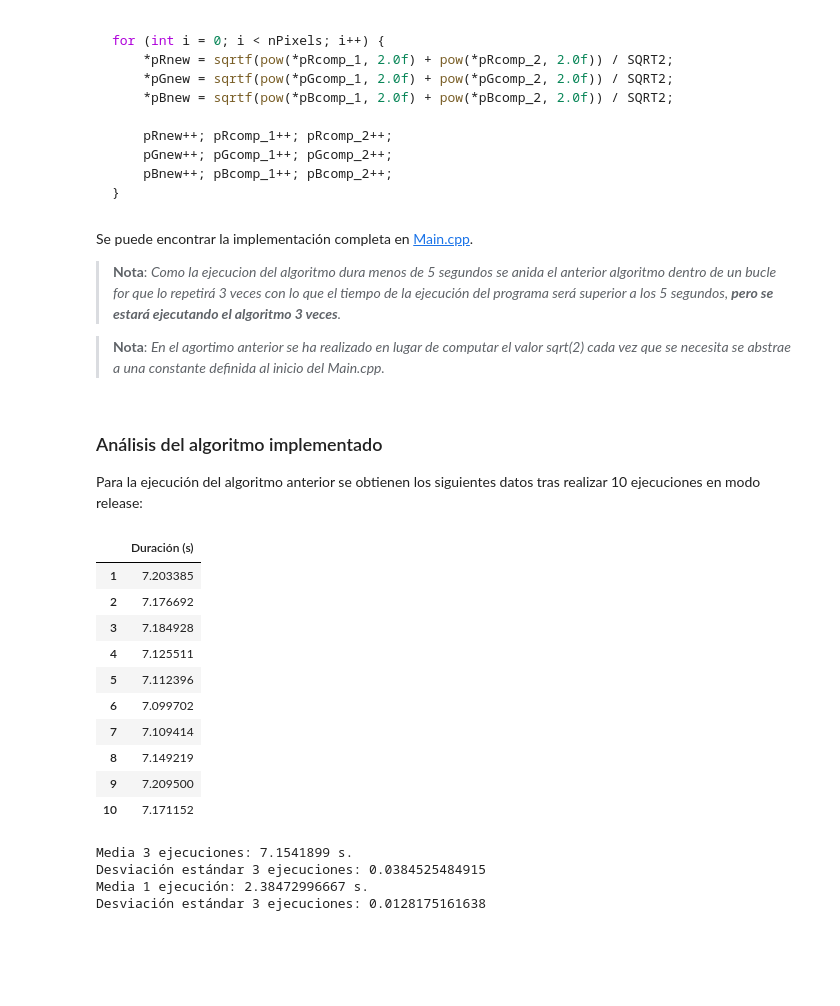
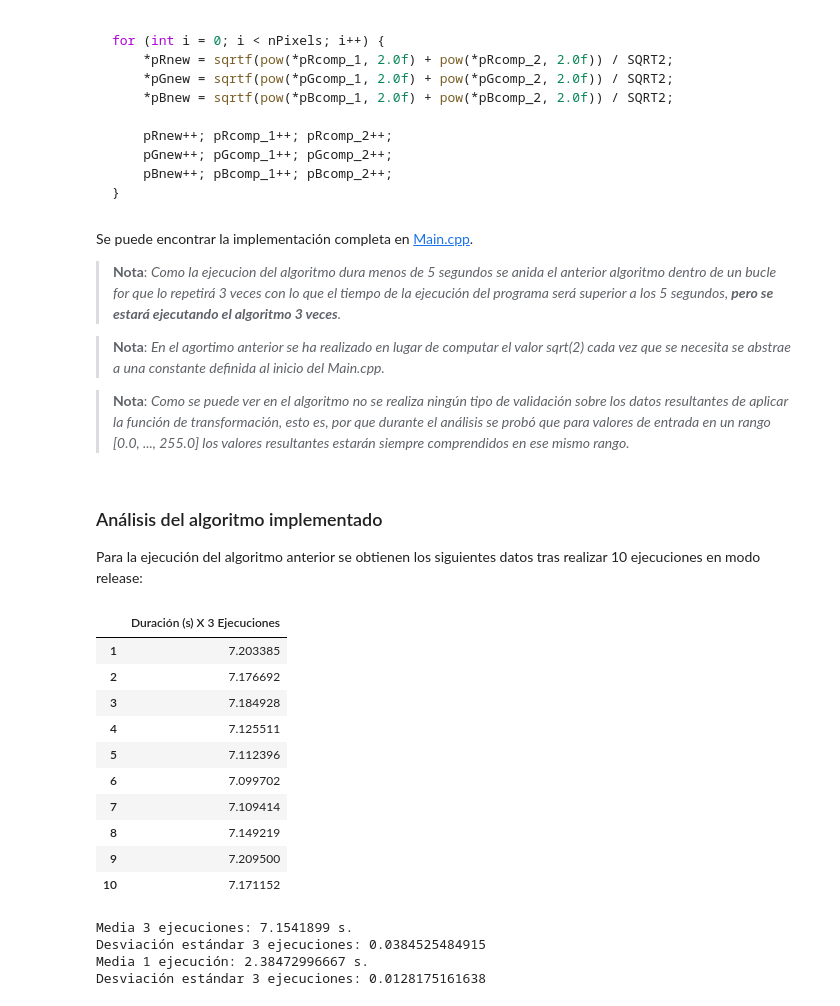
Before and after one commit to thewilly/GIISOF01-2-002-Arquitectura-Computadores, a Jupyter notebook: notebooks/monothread-data-analysis.ipynb, the cells around one changed output. Saved outputs shown, nothing was run; the diff lists cells and outputs as text; code cells hidden in the pictures; blank space fills up the shorter version.

```diff
--- a/notebooks/monothread-data-analysis.ipynb
+++ b/notebooks/monothread-data-analysis.ipynb
@@ -90,18 +94,20 @@ Se puede encontrar la implementación completa en [Main.cpp](https://github.com/
 > **Nota**: _Como la ejecucion del algoritmo dura menos de 5 segundos se anida el anterior algoritmo dentro de un bucle for que lo repetirá 3 veces con lo que el tiempo de la ejecución del programa será superior a los 5 segundos, **pero se estará ejecutando el algoritmo 3 veces**._
 
 > **Nota**: _En el agortimo anterior se ha realizado en lugar de computar el valor sqrt(2) cada vez que se necesita se abstrae a una constante definida al inicio del Main.cpp._
+
+> **Nota**: _Como se puede ver en el algoritmo no se realiza ningún tipo de validación sobre los datos resultantes de aplicar la función de transformación, esto es, por que durante el análisis se probó que para valores de entrada en un rango [0.0, ..., 255.0] los valores resultantes estarán siempre comprendidos en ese mismo rango._
 # %% [markdown]
 ### Análisis del algoritmo implementado
 Para la ejecución del algoritmo anterior se obtienen los siguientes datos tras realizar 10 ejecuciones en modo release:
 # %%
 import pandas as pd
 executions = 3.0
 data = pd.Series([7.203385, 7.176692, 7.184928, 7.125511, 7.112396, 7.099702, 7.109414, 7.149219, 7.209500, 7.171152],
                  index=['1', '2', '3', '4', '5', '6', '7', '8', '9', '10'])
-table = pd.DataFrame({'Duración (s)':data})
+table = pd.DataFrame({'Duración (s) X 3 Ejecuciones':data})
 table
 # %% [output]
-|  | Duración (s) |
+|  | Duración (s) X 3 Ejecuciones |
 | 1 | 7.203385 |
 | 2 | 7.176692 |
 | 3 | 7.184928 |
```
Also changed, not shown: parts of 5 cells of this notebook, 1 other file.
